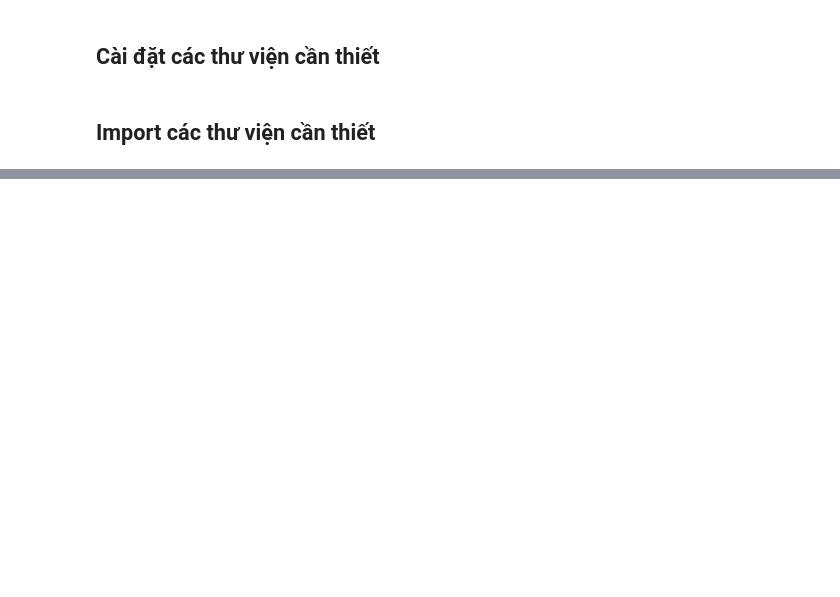
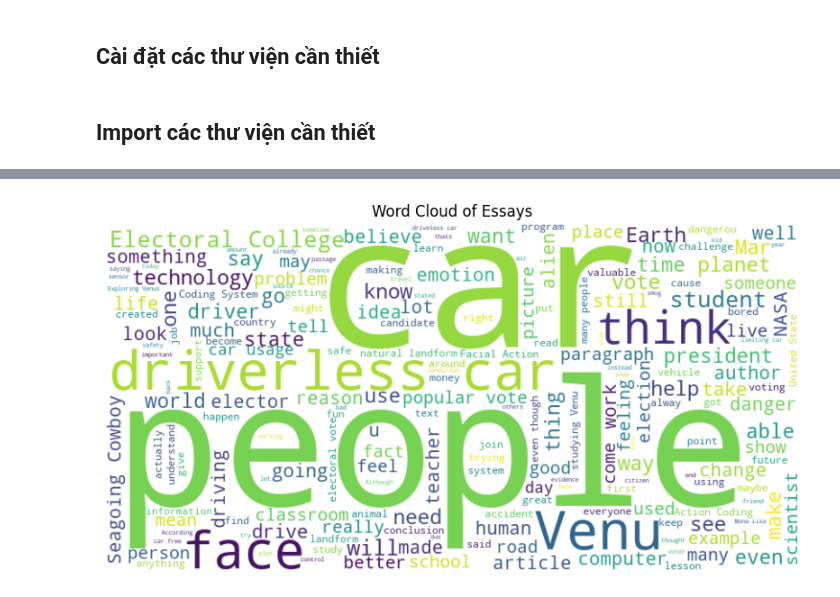
Before and after one commit to Siralexgon/PTDLTM, a Jupyter notebook: Tien-xu-ly.ipynb, the cells around one changed output, grey strips where cells are left out. Drawn from its saved outputs; the diff is of its cells as text; code cells hidden in the pictures; blank space fills up the shorter version.

```diff
--- a/Tien-xu-ly.ipynb
+++ b/Tien-xu-ly.ipynb
@@ -133,10 +27,0 @@ Name: essay_length, dtype: float64
-# %%
-text_combined = ' '.join(train_df['full_text'])
-
-wordcloud = WordCloud(width=800, height=400, background_color='white').generate(text_combined)
-
-plt.figure(figsize=(10, 6))
-plt.imshow(wordcloud, interpolation='bilinear')
-plt.axis('off')
-plt.title('Word Cloud - Common Words')
-plt.show()
@@ -149,0 +174,13 @@ test_df.to_csv('test_preprocessing.csv')
+# %%
+from wordcloud import WordCloud
+
+all_essays = ' '.join(train_df['full_text'])
+wordcloud = WordCloud(width=800, height=400, background_color='white').generate(all_essays)
+
+plt.figure(figsize=(10, 5))
+plt.imshow(wordcloud, interpolation='bilinear')
+plt.title('Word Cloud of Essays')
+plt.axis('off')
+plt.show()
+# %% [output]
+[figure, added]
```
Also changed, not shown: parts of 49 cells of this notebook.
